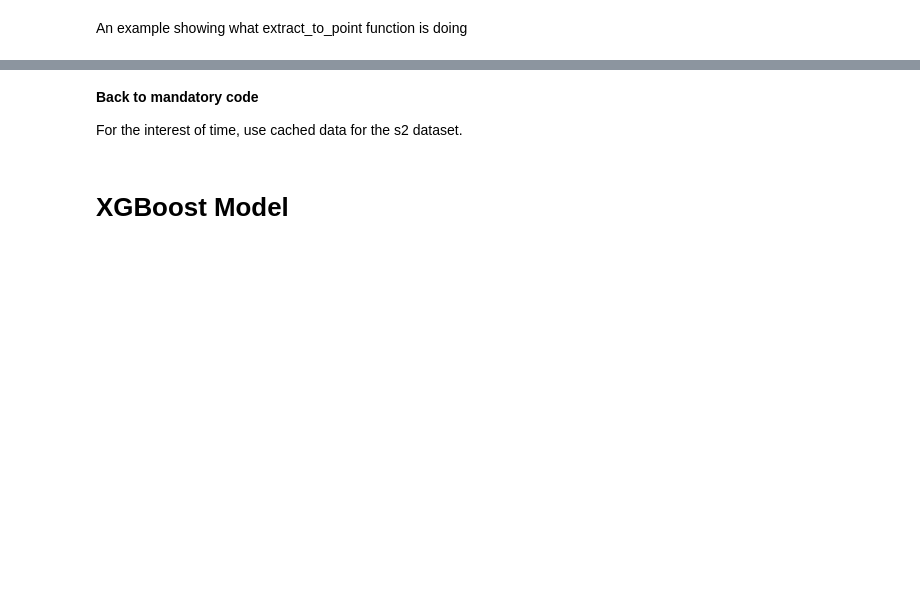
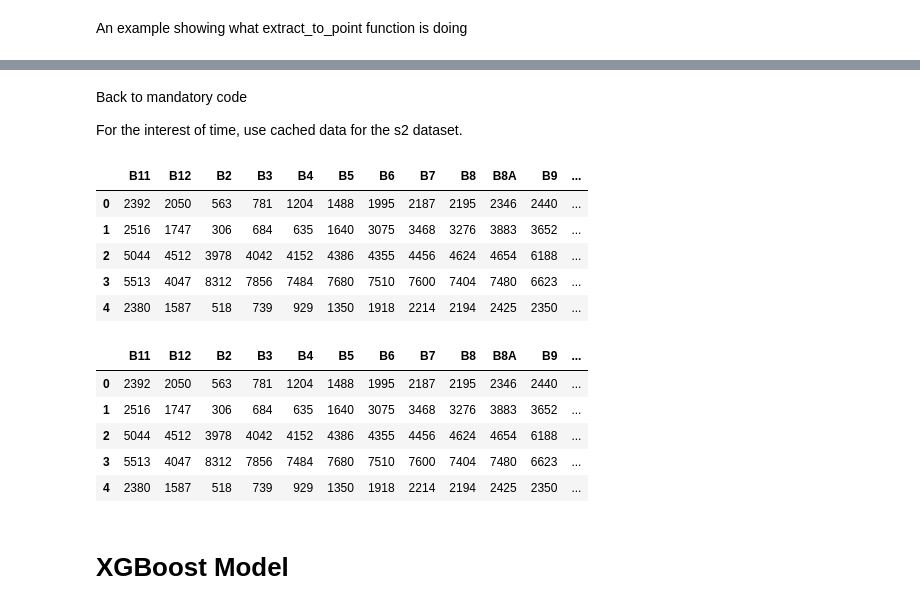
Before and after one commit to PlantVillage/dataphilly_Jiang, a Jupyter notebook: Landuse_Classification.ipynb, the cells around one changed output, grey strips where cells are left out. Saved outputs shown, nothing was run; the diff lists cells and outputs as text; code cells hidden in the pictures; blank space fills up the shorter version.

```diff
--- a/Landuse_Classification.ipynb
+++ b/Landuse_Classification.ipynb
@@ -106,21 +149,31 @@ example
 # %% [markdown]
-**Back to mandatory code**
+Back to mandatory code
 
 For the interest of time, use cached data for the s2 dataset.
 # %%
-s2 = pd.read_csv('s2.csv')
+s2 = pd.read_csv("s2.csv")
 display(s2.head(5))
-s2['NDVI'] = (s2['B8'] - s2['B4']) / (s2['B8'] + s2['B4'])
-s2.drop(['lat', 'long', 'date'], axis=1, inplace=True)
-lcc_code = {
-  'Cultivated and managed vegetation/agriculture (cropland)': 0,
-  'Urban / built up': 1,
-  'Open forest, unknown': 2
-}
-
+s2['NDVI'] = (s2['B8'] - s2['B4'])/(s2['B8'] + s2['B4'])
+s2.drop(['lat','long','date'],axis = 1, inplace = True)
+lcc_code = {'Cultivated and managed vegetation/agriculture (cropland)':0,
+            'Urban / built up':1,
+            'Open forest, unknown':2}
 s2['lcc'] = s2['lcc'].map(lcc_code)
 
 display(s2.head(5))
+# %% [output]
+|  | B11 | B12 | B2 | B3 | B4 | B5 | B6 | B7 | B8 | B8A | B9 | ... |
+| 0 | 2392 | 2050 | 563 | 781 | 1204 | 1488 | 1995 | 2187 | 2195 | 2346 | 2440 | ... |
+| 1 | 2516 | 1747 | 306 | 684 | 635 | 1640 | 3075 | 3468 | 3276 | 3883 | 3652 | ... |
+| 2 | 5044 | 4512 | 3978 | 4042 | 4152 | 4386 | 4355 | 4456 | 4624 | 4654 | 6188 | ... |
+| 3 | 5513 | 4047 | 8312 | 7856 | 7484 | 7680 | 7510 | 7600 | 7404 | 7480 | 6623 | ... |
+| 4 | 2380 | 1587 | 518 | 739 | 929 | 1350 | 1918 | 2214 | 2194 | 2425 | 2350 | ... |
+|  | B11 | B12 | B2 | B3 | B4 | B5 | B6 | B7 | B8 | B8A | B9 | ... |
+| 0 | 2392 | 2050 | 563 | 781 | 1204 | 1488 | 1995 | 2187 | 2195 | 2346 | 2440 | ... |
+| 1 | 2516 | 1747 | 306 | 684 | 635 | 1640 | 3075 | 3468 | 3276 | 3883 | 3652 | ... |
+| 2 | 5044 | 4512 | 3978 | 4042 | 4152 | 4386 | 4355 | 4456 | 4624 | 4654 | 6188 | ... |
+| 3 | 5513 | 4047 | 8312 | 7856 | 7484 | 7680 | 7510 | 7600 | 7404 | 7480 | 6623 | ... |
+| 4 | 2380 | 1587 | 518 | 739 | 929 | 1350 | 1918 | 2214 | 2194 | 2425 | 2350 | ... |
 # %% [markdown]
 # XGBoost Model
 # %% [markdown]
```
Also changed, not shown: parts of 24 cells of this notebook.
